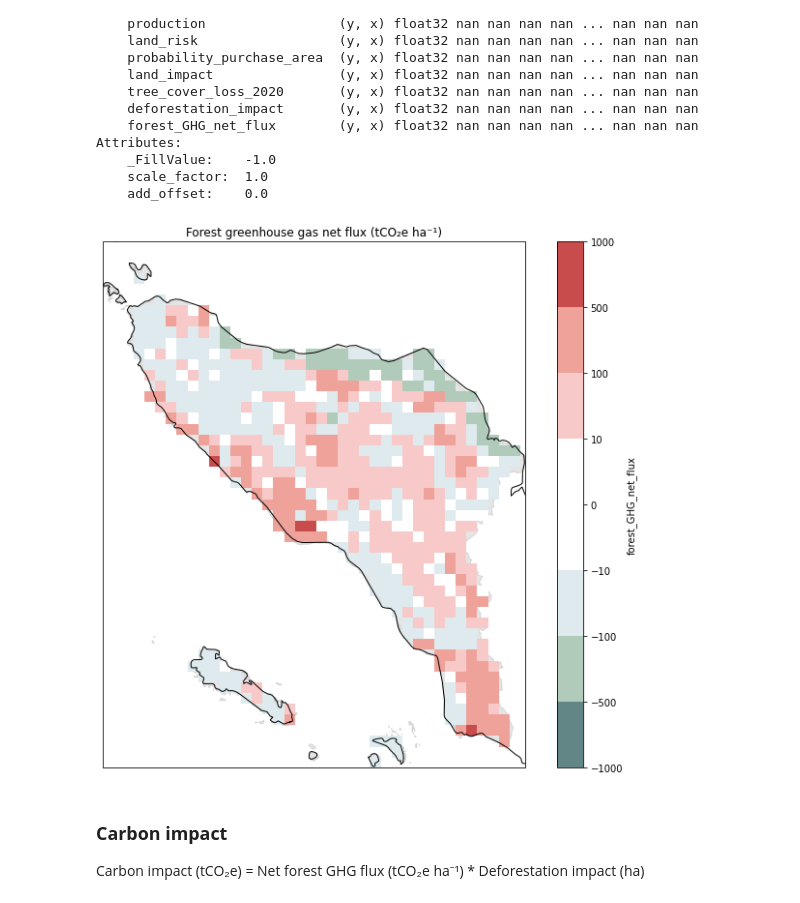
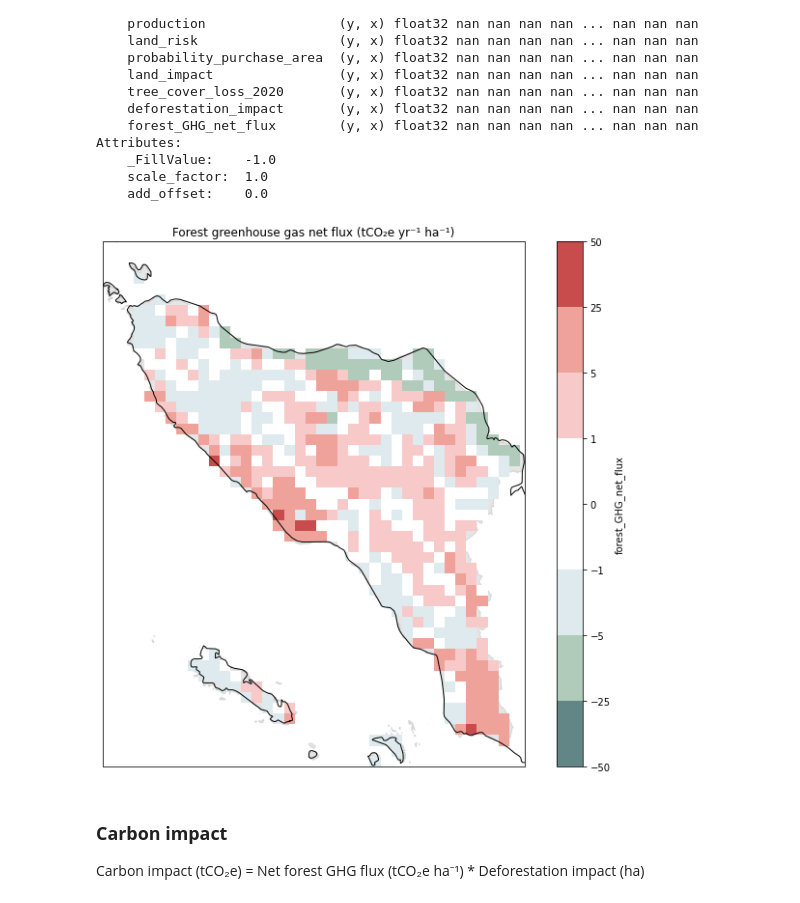
Before and after one commit to Vizzuality/landgriffon, a Jupyter notebook: data/notebooks/Lab/9_QA_land_impact.ipynb, the cells around one changed output. Saved outputs shown, nothing was run; the diff lists cells and outputs as text; code cells hidden in the pictures.

Commit message:
Average annual net flux

```diff
--- a/data/notebooks/Lab/9_QA_land_impact.ipynb
+++ b/data/notebooks/Lab/9_QA_land_impact.ipynb
@@ -540,3 +542,5 @@ Carbon impact (tCO₂e) = Net forest GHG flux (tCO₂e ha⁻¹)Deforestation imp
+# %%
+n_years = 19
 # %%
 xda = rxr.open_rasterio('../../datasets/raw/carbon/Forest_GHG_net_flux_Geotiff/10N_090E.tif').squeeze().drop("band")
 
@@ -652,12 +656,12 @@ Attributes:
     add_offset:    0.0
 # %%
 color_list = ["#618685", "#b1cbbb", "#deeaee", "#ffffff", "#ffffff", "#f7cac9", "#eea29a", "#c94c4c"]
-values = [-1000, -500, -100, -10, 0, 10, 100, 500, 1000]
-title = 'Forest greenhouse gas net flux (tCO₂e ha⁻¹)'
+values = [-50, -25, -5, -1, 0, 1, 5, 25, 50]
+title = 'Forest greenhouse gas net flux (tCO₂e yr⁻¹ ha⁻¹)'
 
-da_plot(xds_idn['forest_GHG_net_flux'], geom, color_list, values, title, x='x', y='y', xlim=(bounds[0],bounds[2]), ylim=(bounds[1],bounds[3]))
+da_plot(xds_idn['forest_GHG_net_flux']/n_years, geom, color_list, values, title, x='x', y='y', xlim=(bounds[0],bounds[2]), ylim=(bounds[1],bounds[3]))
 # %% [output]
-[figure, old version]
+[figure, new version]
 # %% [markdown]
 ### **Carbon impact**
 Carbon impact (tCO₂e) = Net forest GHG flux (tCO₂e ha⁻¹) * Deforestation impact (ha)
```
Also changed, not shown: parts of 6 cells of this notebook.
